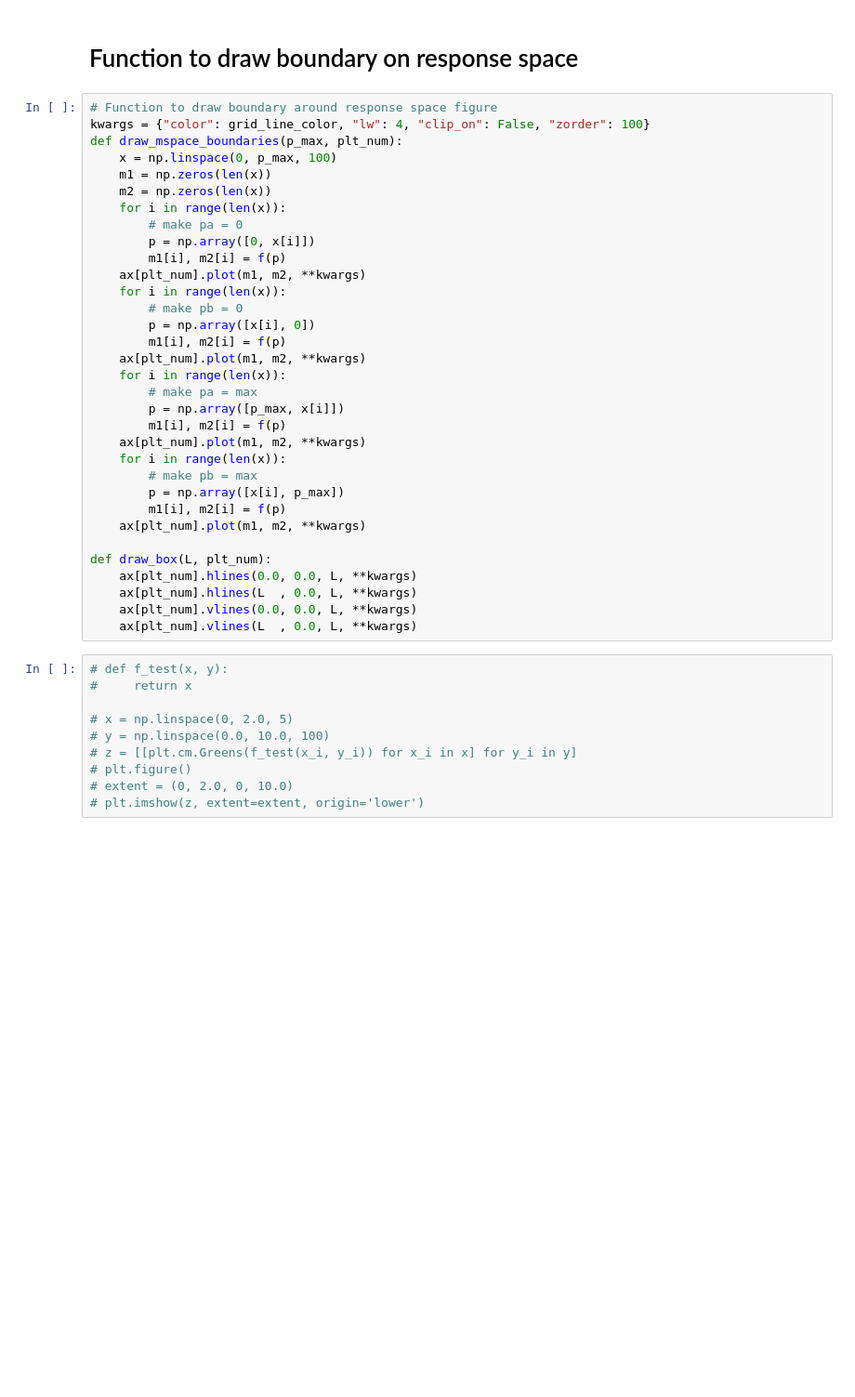
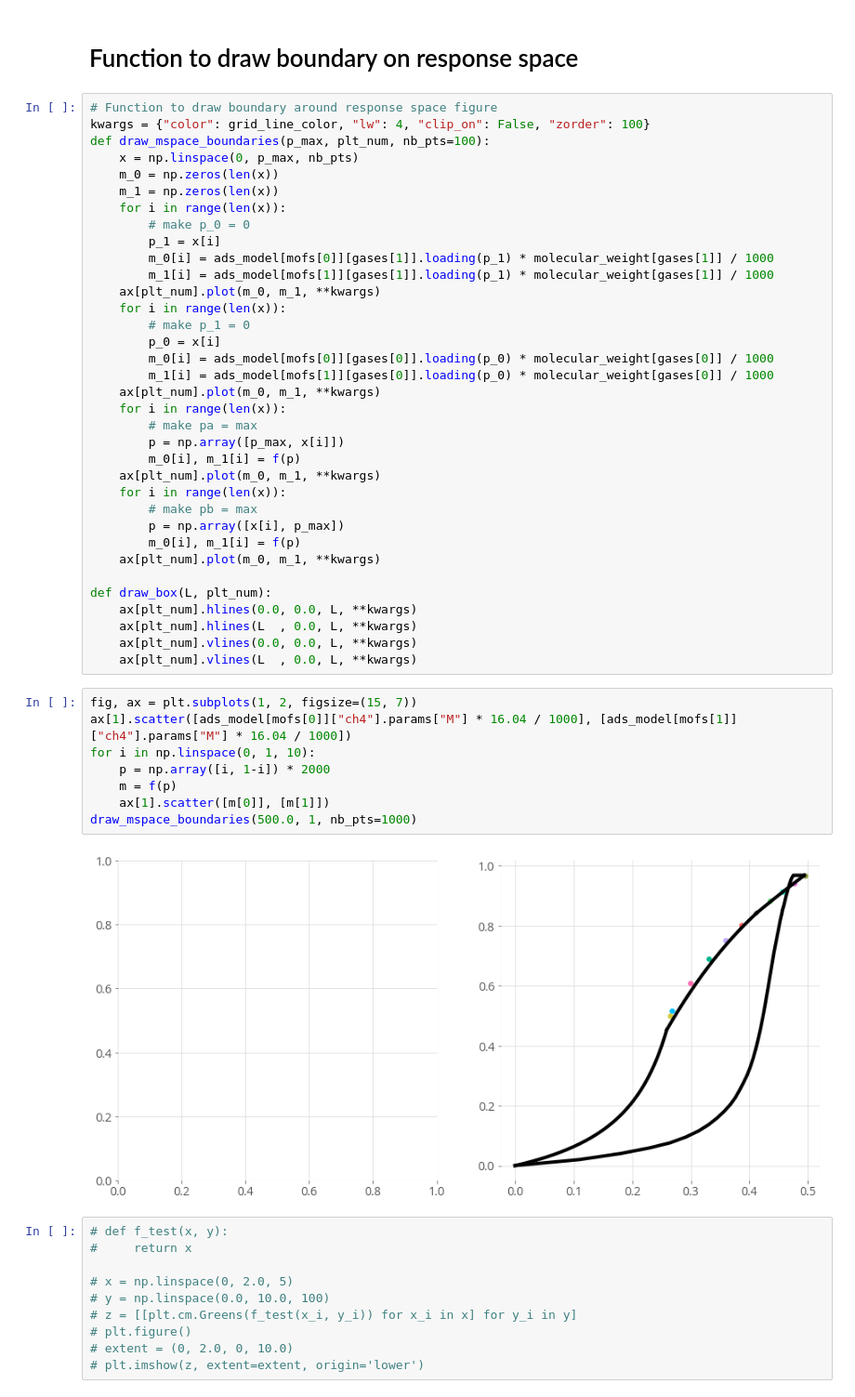
Before and after one commit to SimonEnsemble/nonlinear_sensing, a Jupyter notebook: viz mapping.ipynb, the cells around one changed output. Shown at 93% size. Cells and saved outputs as stored; diff of their text form; blank space fills up the shorter version.

```diff
--- a/viz mapping.ipynb
+++ b/viz mapping.ipynb
@@ -269,36 +282,48 @@ grid_line_color = "k"
 # %%
 # Function to draw boundary around response space figure
 kwargs = {"color": grid_line_color, "lw": 4, "clip_on": False, "zorder": 100}
-def draw_mspace_boundaries(p_max, plt_num):
-    x = np.linspace(0, p_max, 100)
-    m1 = np.zeros(len(x))
-    m2 = np.zeros(len(x))
+def draw_mspace_boundaries(p_max, plt_num, nb_pts=100):
+    x = np.linspace(0, p_max, nb_pts)
+    m_0 = np.zeros(len(x))
+    m_1 = np.zeros(len(x))
     for i in range(len(x)):
-        # make pa = 0
-        p = np.array([0, x[i]])
-        m1[i], m2[i] = f(p)
-    ax[plt_num].plot(m1, m2, **kwargs)
+        # make p_0 = 0
+        p_1 = x[i]
+        m_0[i] = ads_model[mofs[0]][gases[1]].loading(p_1) * molecular_weight[gases[1]] / 1000
+        m_1[i] = ads_model[mofs[1]][gases[1]].loading(p_1) * molecular_weight[gases[1]] / 1000
+    ax[plt_num].plot(m_0, m_1, **kwargs)
     for i in range(len(x)):
-        # make pb = 0
-        p = np.array([x[i], 0])
-        m1[i], m2[i] = f(p)
-    ax[plt_num].plot(m1, m2, **kwargs)
+        # make p_1 = 0
+        p_0 = x[i]
+        m_0[i] = ads_model[mofs[0]][gases[0]].loading(p_0) * molecular_weight[gases[0]] / 1000
+        m_1[i] = ads_model[mofs[1]][gases[0]].loading(p_0) * molecular_weight[gases[0]] / 1000
+    ax[plt_num].plot(m_0, m_1, **kwargs)
     for i in range(len(x)):
         # make pa = max
         p = np.array([p_max, x[i]])
-        m1[i], m2[i] = f(p)
-    ax[plt_num].plot(m1, m2, **kwargs)
+        m_0[i], m_1[i] = f(p)
+    ax[plt_num].plot(m_0, m_1, **kwargs)
     for i in range(len(x)):
         # make pb = max
         p = np.array([x[i], p_max])
-        m1[i], m2[i] = f(p)
-    ax[plt_num].plot(m1, m2, **kwargs)
+        m_0[i], m_1[i] = f(p)
+    ax[plt_num].plot(m_0, m_1, **kwargs)
 
 def draw_box(L, plt_num):
     ax[plt_num].hlines(0.0, 0.0, L, **kwargs)
     ax[plt_num].hlines(L  , 0.0, L, **kwargs)
     ax[plt_num].vlines(0.0, 0.0, L, **kwargs)
     ax[plt_num].vlines(L  , 0.0, L, **kwargs)
+# %%
+fig, ax = plt.subplots(1, 2, figsize=(15, 7))
+ax[1].scatter([ads_model[mofs[0]]["ch4"].params["M"] * 16.04 / 1000], [ads_model[mofs[1]]["ch4"].params["M"] * 16.04 / 1000])
+for i in np.linspace(0, 1, 10):
+    p = np.array([i, 1-i]) * 2000
+    m = f(p)
+    ax[1].scatter([m[0]], [m[1]])
+draw_mspace_boundaries(500.0, 1, nb_pts=1000)
+# %% [output]
+[figure, added]
 # %%
 # def f_test(x, y):
 #     return x
```
Also changed, not shown: parts of 12 cells of this notebook.
